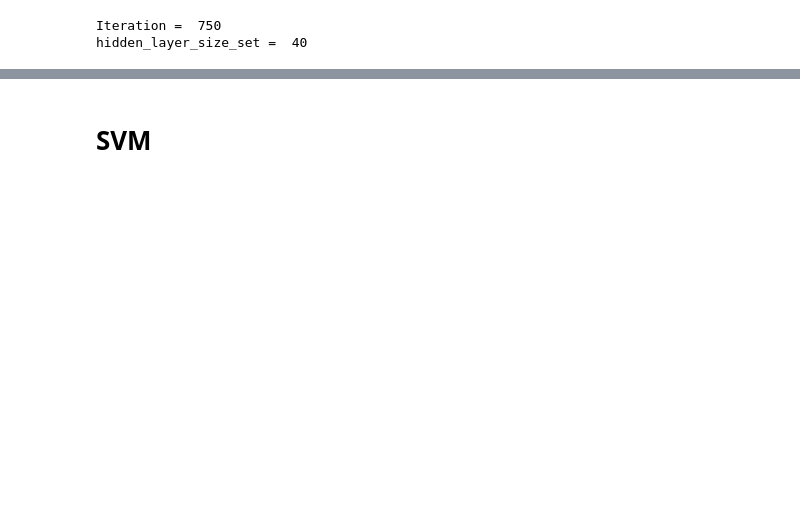
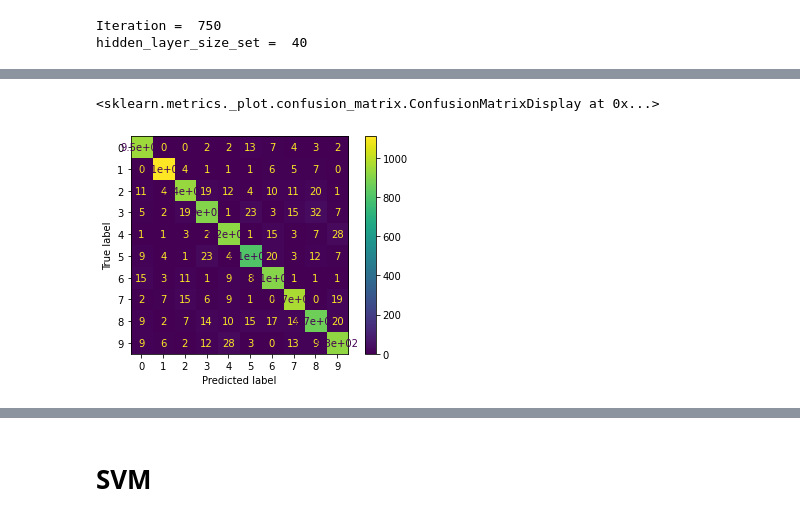
Before and after one commit to atefehhaji/HW, a Jupyter notebook: Atefeh_ML_ⅯiniProjeⅽt.ipynb, the cells around one changed output, grey strips where cells are left out. Cells and saved outputs as stored; diff of their text form; code cells hidden in the pictures; blank space fills up the shorter version.

```diff
--- a/Atefeh_ML_ⅯiniProjeⅽt.ipynb
+++ b/Atefeh_ML_ⅯiniProjeⅽt.ipynb
@@ -357,0 +504,3 @@ hidden_layer_size_set =  40
+# %%
+hidden_layer_size_opt = hidden_layer_size_set[np.argmax(score_test_MLP)]
+hidden_layer_size_opt
@@ -357,0 +518,2 @@ hidden_layer_size_set =  40
+# %%
+Y_pred_MLP = mlp_opt.predict(X_test)
@@ -357,0 +533,5 @@ hidden_layer_size_set =  40
+# %%
+ConfusionMatrixDisplay(confusion_matrix(Y_test, Y_pred_MLP), display_labels=target_names).plot()
+# %% [output]
+<sklearn.metrics._plot.confusion_matrix.ConfusionMatrixDisplay at 0x...>
+[figure, added]
```
Also changed, not shown: parts of 60 cells of this notebook.
